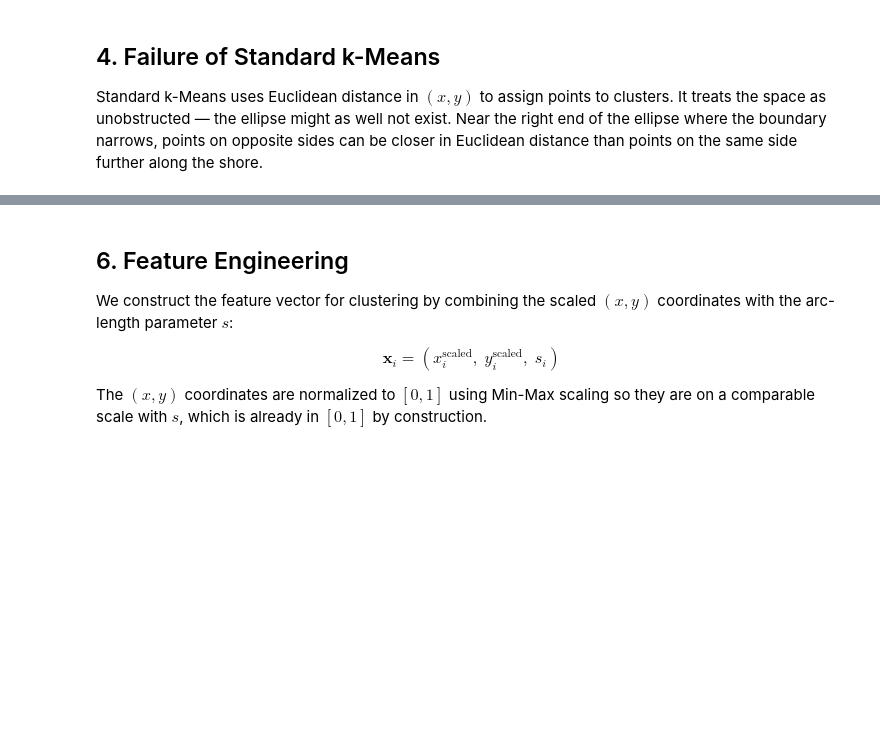
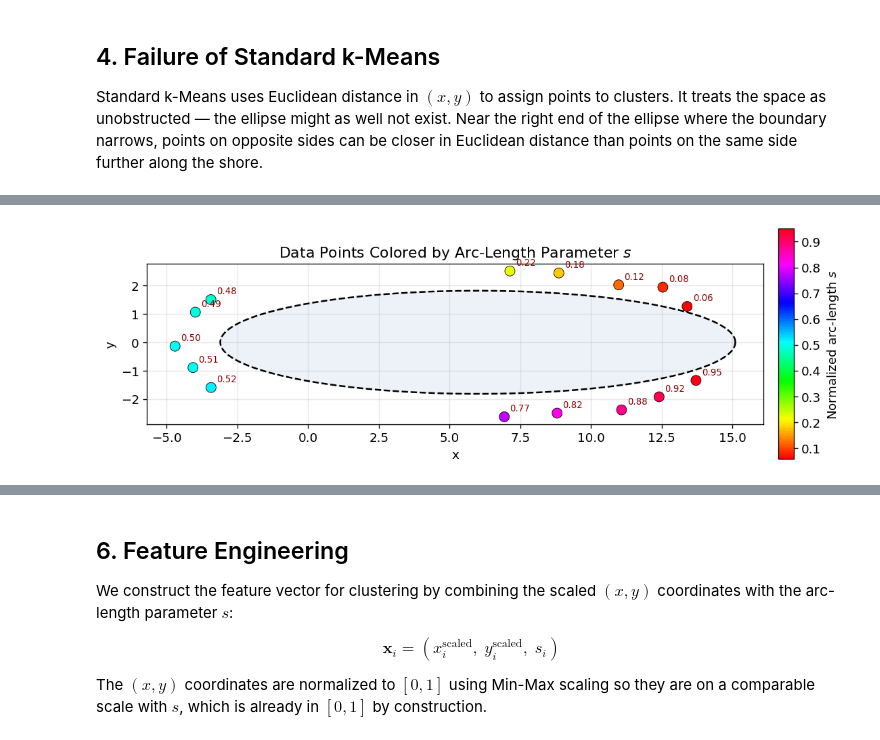
Before and after one commit to Michele-75/obstacle-aware-clustering, a Jupyter notebook: notebooks/01_toy_problem_ellipse.ipynb, the cells around one changed output, grey strips where cells are left out. Saved outputs shown, nothing was run; the diff lists cells and outputs as text; code cells hidden in the pictures; blank space fills up the shorter version.

```diff
--- a/notebooks/01_toy_problem_ellipse.ipynb
+++ b/notebooks/01_toy_problem_ellipse.ipynb
@@ -242,25 +292,27 @@ print('large s values. They are far apart in arc-length even when close in (x,y)
 # %%
 # Visualize points colored by their s value
 fig, ax = plt.subplots(figsize=(10, 6))
 
 scatter = ax.scatter(raw_data[:, 0], raw_data[:, 1], c=s_values, cmap='hsv',
                      s=80, edgecolors='black', linewidth=0.5, zorder=3)
-plt.colorbar(scatter, ax=ax, label='Normalized arc-length $s$')
+plt.colorbar(scatter, ax=ax, label='Normalized arc-length $s$', shrink=0.5, aspect=15, pad=0.02)
 
 for i, (x, y, s) in enumerate(zip(raw_data[:, 0], raw_data[:, 1], s_values)):
     ax.annotate(f'{s:.2f}', (x, y), textcoords='offset points',
                xytext=(5, 5), fontsize=8, color='darkred')
 
 ax.plot(boundary_pts[:, 0], boundary_pts[:, 1], 'k--', linewidth=1.5)
 ax.fill(boundary_pts[:, 0], boundary_pts[:, 1], alpha=0.1, color='steelblue')
 
 ax.set_xlabel('x')
 ax.set_ylabel('y')
 ax.set_title('Data Points Colored by Arc-Length Parameter $s$')
 ax.set_aspect('equal')
 ax.grid(True, alpha=0.3)
 plt.tight_layout()
 plt.show()
+# %% [output]
+[figure, added]
 # %%
 # Demonstrate loop-aware distance
 print('Loop-aware distance examples:')
```
Also changed, not shown: parts of 15 cells of this notebook.
